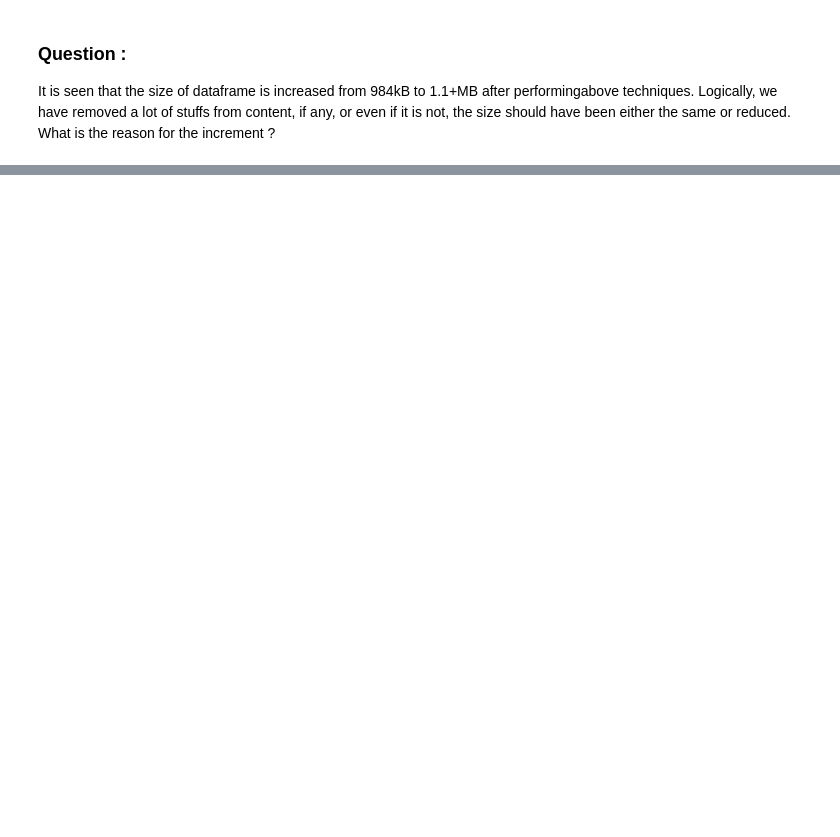
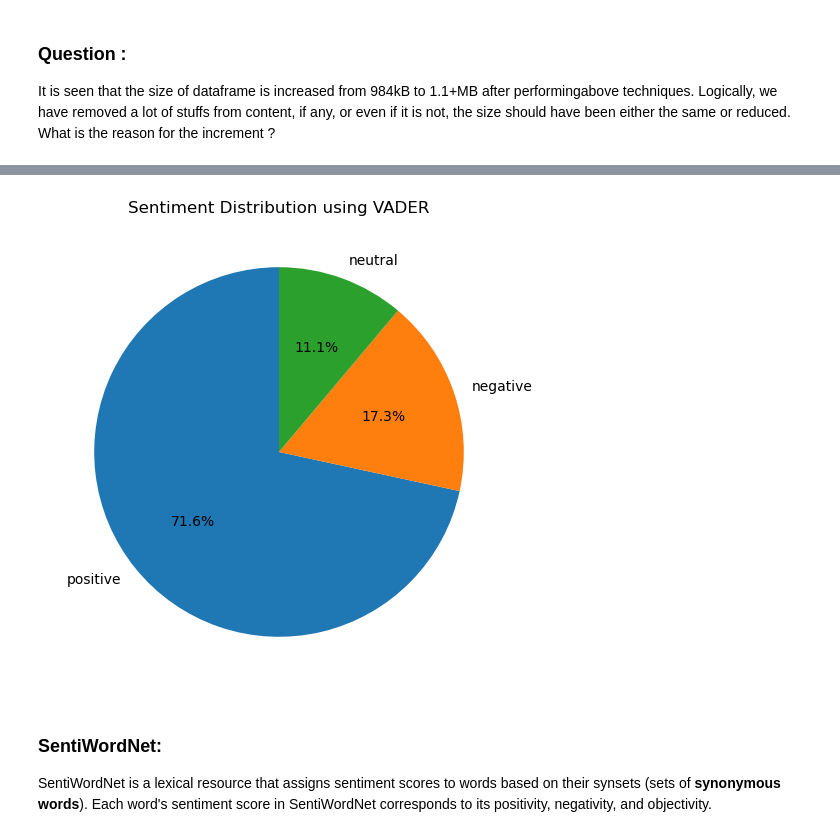
Before and after one commit to springboardmentor112/SentimentAnalysis-TextClassification, a Jupyter notebook: sentimentAnalysis.ipynb, the cells around one changed output, grey strips where cells are left out. Drawn from its saved outputs; the diff is of its cells as text; code cells hidden in the pictures; blank space fills up the shorter version.

```diff
--- a/sentimentAnalysis.ipynb
+++ b/sentimentAnalysis.ipynb
@@ -338,0 +634,23 @@ It is seen that the size of dataframe is increased from 984kB to 1.1+MB after pe
+# %%
+# Initialize the VADER sentiment analyzer
+sid = SentimentIntensityAnalyzer()
+
+# Function to get sentiment scores using VADER
+def get_sentiment_scores(text):
+    scores = sid.polarity_scores(text)
+    return scores
+
+# Apply the sentiment analysis function to the 'content' column
+reviewData['sentiment_scores'] = reviewData['content'].apply(get_sentiment_scores)
+
+# Extract sentiment scores into separate columns
+reviewData['compound'] = reviewData['sentiment_scores'].apply(lambda x: x['compound'])
+reviewData['positive'] = reviewData['sentiment_scores'].apply(lambda x: x['pos'])
+reviewData['negative'] = reviewData['sentiment_scores'].apply(lambda x: x['neg'])
+reviewData['neutral'] = reviewData['sentiment_scores'].apply(lambda x: x['neu'])
+
+# Classify sentiment based on compound score
+reviewData['sentiment'] = reviewData['compound'].apply(lambda x: 'positive' if x >= 0.05 else ('negative' if x <= -0.05 else 'neutral'))
+
+# Display the updated DataFrame with sentiment analysis results
+reviewData.head(15)
@@ -338,0 +674,11 @@ It is seen that the size of dataframe is increased from 984kB to 1.1+MB after pe
+# %%
+sentiment_counts = reviewData['sentiment'].value_counts()
+plt.figure(figsize=(6, 6))
+plt.pie(sentiment_counts, labels=sentiment_counts.index, autopct='%1.1f%%', startangle=90)
+plt.title('Sentiment Distribution using VADER')
+plt.show()
+# %% [output]
+[figure, added]
+# %% [markdown]
+### SentiWordNet:
+SentiWordNet is a lexical resource that assigns sentiment scores to words based on their synsets (sets of **synonymous words**). Each word's sentiment score in SentiWordNet corresponds to its positivity, negativity, and objectivity.
```
Also changed, not shown: parts of 41 cells of this notebook.
